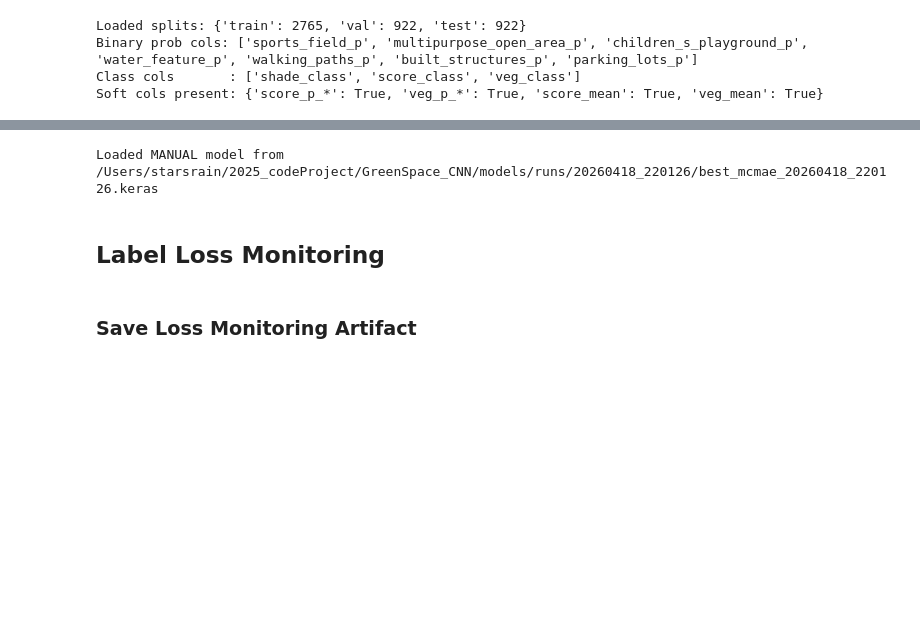
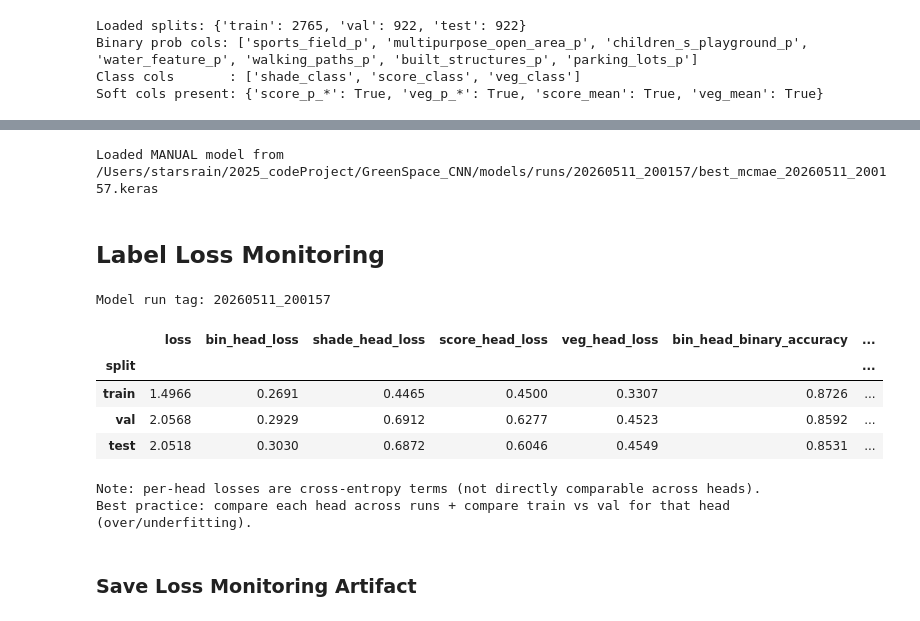
Before and after one commit to JunchenX0809/GreenSpace_CNN, a Jupyter notebook: notebooks/04_model_evaluation.ipynb, the cells around one changed output, grey strips where cells are left out. Saved outputs shown, nothing was run; the diff lists cells and outputs as text; code cells hidden in the pictures; blank space fills up the shorter version.

```diff
--- a/notebooks/04_model_evaluation.ipynb
+++ b/notebooks/04_model_evaluation.ipynb
@@ -163,7 +171,7 @@ runs_root = Path('../models/runs')
 
 # ---- Toggle: manually load a specific model file ----
 USE_MANUAL_MODEL = True
-MANUAL_MODEL_PATH = '/Users/starsrain/2025_codeProject/GreenSpace_CNN/models/runs/20260418_220126/best_mcmae_20260418_220126.keras'  # e.g., '../models/runs/20260204_203132/final_20260204_203132.keras'
+MANUAL_MODEL_PATH = '/Users/starsrain/2025_codeProject/GreenSpace_CNN/models/runs/20260511_200157/best_mcmae_20260511_200157.keras'  # e.g., '../models/runs/20260204_203132/final_20260204_203132.keras'
 
 if USE_MANUAL_MODEL:
     assert MANUAL_MODEL_PATH, 'Set MANUAL_MODEL_PATH when USE_MANUAL_MODEL=True'
@@ -212,7 +220,7 @@ else:
     model = tf.keras.models.load_model(str(model_path), compile=False)
     print('Loaded model from', model_path)
 # %% [output]
-Loaded MANUAL model from /Users/starsrain/2025_codeProject/GreenSpace_CNN/models/runs/20260418_220126/best_mcmae_20260418_220126.keras
+Loaded MANUAL model from /Users/starsrain/2025_codeProject/GreenSpace_CNN/models/runs/20260511_200157/best_mcmae_20260511_200157.keras
 # %% [markdown]
 ## Label Loss Monitoring
 # %%
@@ -223,26 +231,35 @@ Loaded MANUAL model from /Users/starsrain/2025_codeProject/GreenSpace_CNN/models
 # (Optimizer choice does not matter for evaluation, but compile is required for evaluate(..., return_dict=True).)
 # Score / veg loss + accuracy metric branch on the toggle set in cell-2 — must match the
 # label tensor shape produced by make_ds (sparse int vs (N,5) soft vector).
-def _ce_for(mode):
-    return 'sparse_categorical_crossentropy' if mode == 'sparse' else 'categorical_crossentropy'
-
-def _acc_for(mode):
-    return 'sparse_categorical_accuracy' if mode == 'sparse' else 'accuracy'
+score_preset = HEAD_PRESETS[CFG['score_head_mode']]
+veg_preset = HEAD_PRESETS[CFG['veg_head_mode']]
 
 losses = {
     'bin_head': 'binary_crossentropy',
     'shade_head': 'sparse_categorical_crossentropy',
-    'score_head': _ce_for(SCORE_LOSS_MODE),
-    'veg_head': _ce_for(VEG_LOSS_MODE),
+    'score_head': score_preset['loss'],
+    'veg_head': veg_preset['loss'],
 }
+_score_metrics = []
+if score_preset['accuracy'] is not None:
+    _score_metrics.append(score_preset['accuracy'])
+if CFG['score_head_mode'] == 'regression':
+    _score_metrics.append('mae')
+
+_veg_metrics = []
+if veg_preset['accuracy'] is not None:
+    _veg_metrics.append(veg_preset['accuracy'])
+if CFG['veg_head_mode'] == 'regression':
+    _veg_metrics.append('mae')
+
 metrics = {
     'bin_head': [
         'binary_accuracy',
         tf.keras.metrics.AUC(curve='PR', name='pr_auc'),
     ],
     'shade_head': ['sparse_categorical_accuracy'],
-    'score_head': [_acc_for(SCORE_LOSS_MODE)],
-    'veg_head': [_acc_for(VEG_LOSS_MODE)],
+    'score_head': _score_metrics,
+    'veg_head': _veg_metrics,
 }
 model.compile(optimizer=tf.keras.optimizers.Adam(), loss=losses, metrics=metrics)
 
@@ -268,35 +285,50 @@ def eval_split(split_name, ds):
     d = model.evaluate(ds, verbose=0, return_dict=True)
     d['split'] = split_name
     return d
 
 rows = [
     eval_split('train', train_ds),
     eval_split('val',   val_ds),
     eval_split('test',  test_ds),
 ]
 mon = pd.DataFrame(rows).set_index('split')
 
 # Keep this table small and report-friendly. The score/veg accuracy metric key depends on
 # the loss mode (sparse_categorical_accuracy vs accuracy), so build the keep list based on
 # the active toggles instead of hard-coding sparse keys.
-score_acc_key = f'score_head_{_acc_for(SCORE_LOSS_MODE)}'
-veg_acc_key   = f'veg_head_{_acc_for(VEG_LOSS_MODE)}'
+if CFG['score_head_mode'] == 'regression':
+    score_acc_key = 'score_head_mae'
+else:
+    score_acc_key = f'score_head_{score_preset["accuracy"]}'
+if CFG['veg_head_mode'] == 'regression':
+    veg_acc_key = 'veg_head_mae'
+else:
+    veg_acc_key = f'veg_head_{veg_preset["accuracy"]}'
 keep = [
     'loss',
     'bin_head_loss', 'shade_head_loss', 'score_head_loss', 'veg_head_loss',
     'bin_head_binary_accuracy',
     'bin_head_pr_auc',
     'shade_head_sparse_categorical_accuracy',
     score_acc_key,
     veg_acc_key,
 ]
 
 # Some keys may be absent depending on how the model was saved/loaded.
 keep = [k for k in keep if k in mon.columns]
 
 display(mon[keep].round(4))
 print('Note: per-head losses are cross-entropy terms (not directly comparable across heads).')
 print('Best practice: compare each head across runs + compare train vs val for that head (over/underfitting).')
+# %% [output]
+Model run tag: 20260511_200157
+|  | loss | bin_head_loss | shade_head_loss | score_head_loss | veg_head_loss | bin_head_binary_accuracy | ... |
+| split |  |  |  |  |  |  | ... |
+| train | 1.4966 | 0.2691 | 0.4465 | 0.4500 | 0.3307 | 0.8726 | ... |
+| val | 2.0568 | 0.2929 | 0.6912 | 0.6277 | 0.4523 | 0.8592 | ... |
+| test | 2.0518 | 0.3030 | 0.6872 | 0.6046 | 0.4549 | 0.8531 | ... |
+Note: per-head losses are cross-entropy terms (not directly comparable across heads).
+Best practice: compare each head across runs + compare train vs val for that head (over/underfitting).
 # %% [markdown]
 ### Save Loss Monitoring Artifact
 # %%
```
Also changed, not shown: parts of 6 cells of this notebook, 6 other files.
